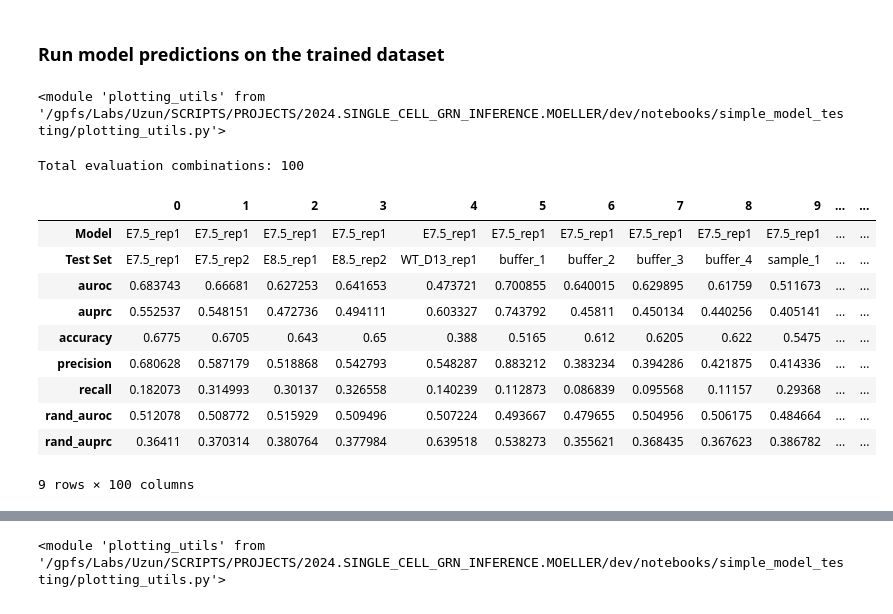
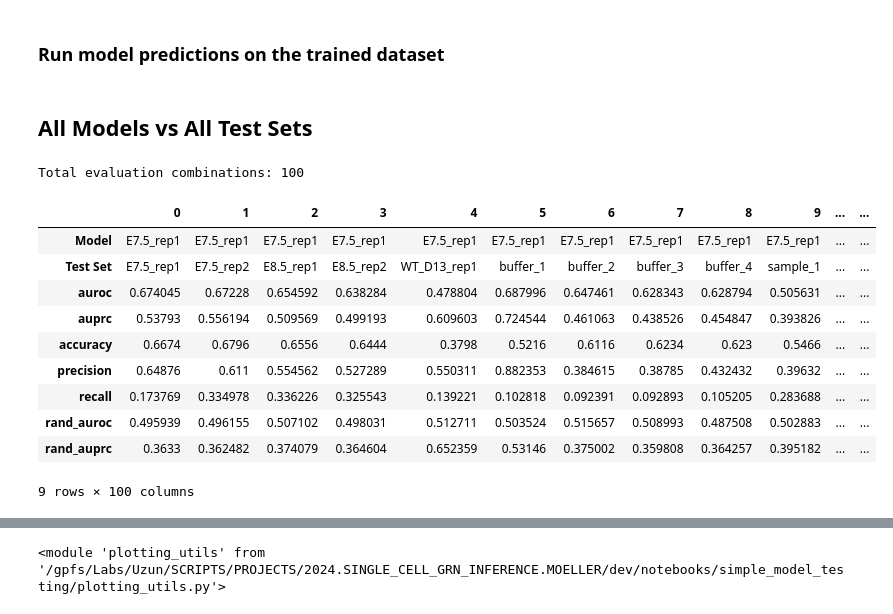
Before and after one commit to emoeller80281/Custom_GRN_Inference, a Jupyter notebook: dev/notebooks/simple_model_testing/test_tf_tg_predictions.ipynb, the cells around one changed output, grey strips where cells are left out. Drawn from its saved outputs; the diff is of its cells as text; code cells hidden in the pictures.

```diff
--- a/dev/notebooks/simple_model_testing/test_tf_tg_predictions.ipynb
+++ b/dev/notebooks/simple_model_testing/test_tf_tg_predictions.ipynb
@@ -267,10 +271,6 @@ def load_training_cache_dataset(
     return loader, metadata, manifest, tf_embeddings_tensor, tf_mask_tensor
 # %% [markdown]
 ### Run model predictions on the trained dataset
-# %%
-importlib.reload(plotting_utils)
-# %% [output]
-<module 'plotting_utils' from '/gpfs/Labs/Uzun/SCRIPTS/PROJECTS/2024.SINGLE_CELL_GRN_INFERENCE.MOELLER/dev/notebooks/simple_model_testing/plotting_utils.py'>
 # %%
 def run_prediction_vs_test_set(
     model_cell_type: str,
@@ -389,6 +389,8 @@ def run_prediction_vs_test_set(
         "plot_data": plot_data,
         "title": title
     }
+# %% [markdown]
+## All Models vs All Test Sets
 # %%
 # All combinations of models vs all test sets
 sample_list_all = [
@@ -428,7 +430,7 @@ all_comparison_df_list = []
 
 all_plot_data = {}
 
-subset_size = 2000
+subset_size = 5000
 for model_cell_type, model_training_sample, test_set_cell_type, evaluation_sample in tqdm(all_evaluation_combos, desc="Evaluating all model vs test set combinations", ncols=100):
 
     use_val = ["sample_1", "buffer_3", "buffer_4"]
@@ -440,40 +442,40 @@ for model_cell_type, model_training_sample, test_set_cell_type, evaluation_sampl
 
     comparison_result = run_prediction_vs_test_set(
         model_cell_type=model_cell_type,
         model_training_sample=model_training_sample,
         test_set_cell_type=test_set_cell_type,
         evaluation_sample=evaluation_sample,
         dataset_split_type=dataset_split_type,
         subset_size=subset_size,
         show_progress_bar=False,
     )
 
     metric_df = comparison_result["metric_df"]
     plot_data = comparison_result["plot_data"]
 
     all_labels_flat = plot_data[0]
     all_scores_flat = plot_data[1]
 
     title = comparison_result["title"]
 
     all_plot_data[title] = (all_labels_flat, all_scores_flat)
 
     all_comparison_df_list.append(metric_df)
 
 full_comparison_df = pd.concat(all_comparison_df_list, ignore_index=True)
 
 display(full_comparison_df.T)
 # %% [output]
 |  | 0 | 1 | 2 | 3 | 4 | 5 | 6 | 7 | 8 | 9 | ... | ... |
 | Model | E7.5_rep1 | E7.5_rep1 | E7.5_rep1 | E7.5_rep1 | E7.5_rep1 | E7.5_rep1 | E7.5_rep1 | E7.5_rep1 | E7.5_rep1 | E7.5_rep1 | ... | ... |
 | Test Set | E7.5_rep1 | E7.5_rep2 | E8.5_rep1 | E8.5_rep2 | WT_D13_rep1 | buffer_1 | buffer_2 | buffer_3 | buffer_4 | sample_1 | ... | ... |
-| auroc | 0.683743 | 0.66681 | 0.627253 | 0.641653 | 0.473721 | 0.700855 | 0.640015 | 0.629895 | 0.61759 | 0.511673 | ... | ... |
-| auprc | 0.552537 | 0.548151 | 0.472736 | 0.494111 | 0.603327 | 0.743792 | 0.45811 | 0.450134 | 0.440256 | 0.405141 | ... | ... |
-| accuracy | 0.6775 | 0.6705 | 0.643 | 0.65 | 0.388 | 0.5165 | 0.612 | 0.6205 | 0.622 | 0.5475 | ... | ... |
-| precision | 0.680628 | 0.587179 | 0.518868 | 0.542793 | 0.548287 | 0.883212 | 0.383234 | 0.394286 | 0.421875 | 0.414336 | ... | ... |
-| recall | 0.182073 | 0.314993 | 0.30137 | 0.326558 | 0.140239 | 0.112873 | 0.086839 | 0.095568 | 0.11157 | 0.29368 | ... | ... |
-| rand_auroc | 0.512078 | 0.508772 | 0.515929 | 0.509496 | 0.507224 | 0.493667 | 0.479655 | 0.504956 | 0.506175 | 0.484664 | ... | ... |
-| rand_auprc | 0.36411 | 0.370314 | 0.380764 | 0.377984 | 0.639518 | 0.538273 | 0.355621 | 0.368435 | 0.367623 | 0.386782 | ... | ... |
+| auroc | 0.674045 | 0.67228 | 0.654592 | 0.638284 | 0.478804 | 0.687996 | 0.647461 | 0.628343 | 0.628794 | 0.505631 | ... | ... |
+| auprc | 0.53793 | 0.556194 | 0.509569 | 0.499193 | 0.609603 | 0.724544 | 0.461063 | 0.438526 | 0.454847 | 0.393826 | ... | ... |
+| accuracy | 0.6674 | 0.6796 | 0.6556 | 0.6444 | 0.3798 | 0.5216 | 0.6116 | 0.6234 | 0.623 | 0.5466 | ... | ... |
+| precision | 0.64876 | 0.611 | 0.554562 | 0.527289 | 0.550311 | 0.882353 | 0.384615 | 0.38785 | 0.432432 | 0.39632 | ... | ... |
+| recall | 0.173769 | 0.334978 | 0.336226 | 0.325543 | 0.139221 | 0.102818 | 0.092391 | 0.092893 | 0.105205 | 0.283688 | ... | ... |
+| rand_auroc | 0.495939 | 0.496155 | 0.507102 | 0.498031 | 0.512711 | 0.503524 | 0.515657 | 0.508993 | 0.487508 | 0.502883 | ... | ... |
+| rand_auprc | 0.3633 | 0.362482 | 0.374079 | 0.364604 | 0.652359 | 0.53146 | 0.375002 | 0.359808 | 0.364257 | 0.395182 | ... | ... |
 9 rows × 100 columns
 # %%
 full_comparison_df.to_csv(RESULT_DIR / "full_comparison_metrics.csv", index=False)
```
Also changed, not shown: parts of 46 cells of this notebook, 1 other file.
